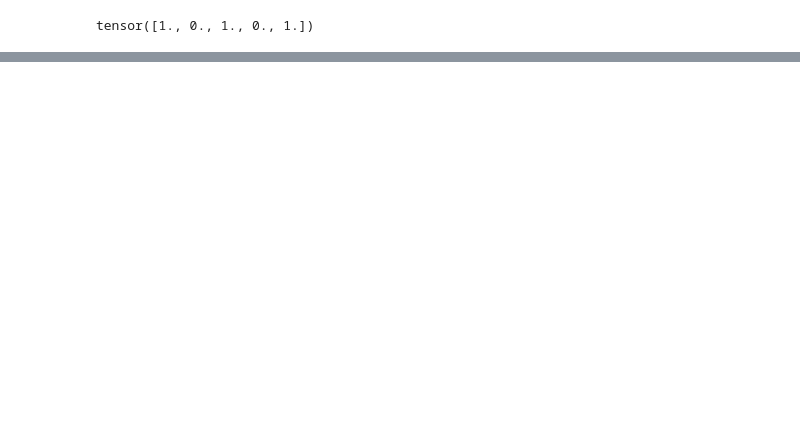
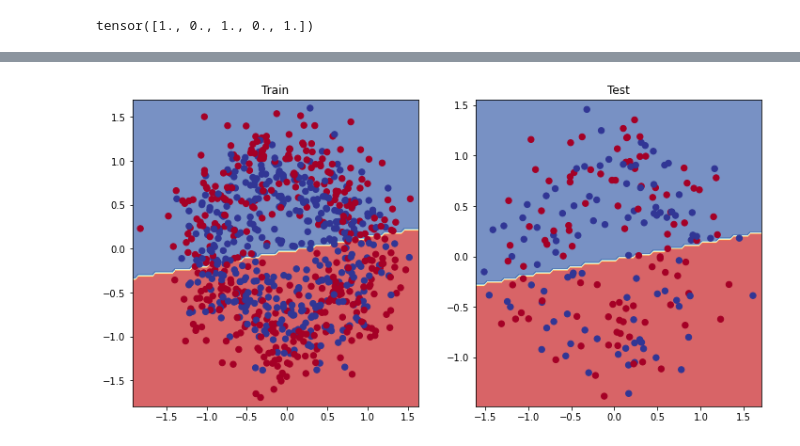
Before and after one commit to GirishHiremath/PyTorch, a Jupyter notebook: neural_network_classification_pytorch.ipynb, the cells around one changed output, grey strips where cells are left out. Saved outputs shown, nothing was run; the diff lists cells and outputs as text; code cells hidden in the pictures; blank space fills up the shorter version.

```diff
--- a/neural_network_classification_pytorch.ipynb
+++ b/neural_network_classification_pytorch.ipynb
@@ -260,0 +393,30 @@ for epoch in range(epochs):
+# %%
+torch.manual_seed(42)
+Epochs=2000
+
+#Training loop
+for epoch in range(Epochs):
+    model_1.train()
+    y_logits=model_1(X_train).squeeze()
+    y_pred=torch.round(torch.sigmoid(y_logits))
+
+    loss=loss_fn(y_logits,y_train)
+    train_accuracy=accuracy_fn(y_true=y_train,
+                      y_pred=y_pred)
+
+    optimizer.zero_grad()
+    loss.backward()
+    optimizer.step()
+
+	#Testing
+    model_1.eval()
+    with torch.inference_mode():
+        test_logits=model_1(X_test).squeeze()
+        test_pred=torch.round(torch.sigmoid(test_logits))
+
+        loss_test=loss_fn(test_logits,y_test)
+        test_accuracy=accuracy_fn(y_true=y_test,y_pred=test_pred)
+
+
+    if epoch%10==0:
+        print(f"Epochs:{epoch} | Training loss:{loss:.5f} | Training accuracy:{train_accuracy:.2f} | Testing loss:{loss_test:.5f} | Testing accuracy:{test_accuracy:.2f}")
@@ -260,0 +441,13 @@ for epoch in range(epochs):
+# %%
+from helper_function import plot_predictions,plot_decision_boundary
+#plot decision boundary of the model
+
+plt.figure(figsize=(12,6))
+plt.subplot(1,2,1)
+plt.title("Train")
+plot_decision_boundary(model_1,X_train,y_train)
+plt.subplot(1,2,2)
+plt.title("Test")
+plot_decision_boundary(model_1,X_test,y_test)
+# %% [output]
+[figure, added]
```
Also changed, not shown: parts of 14 cells of this notebook, 2 other files.
